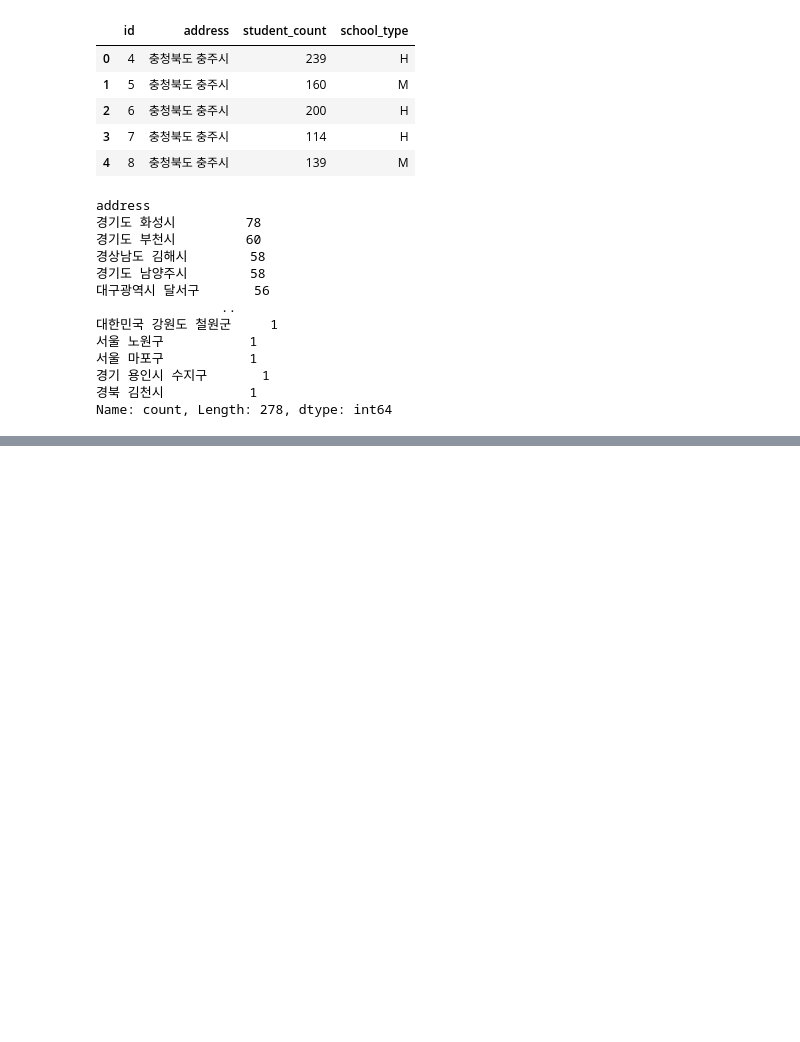
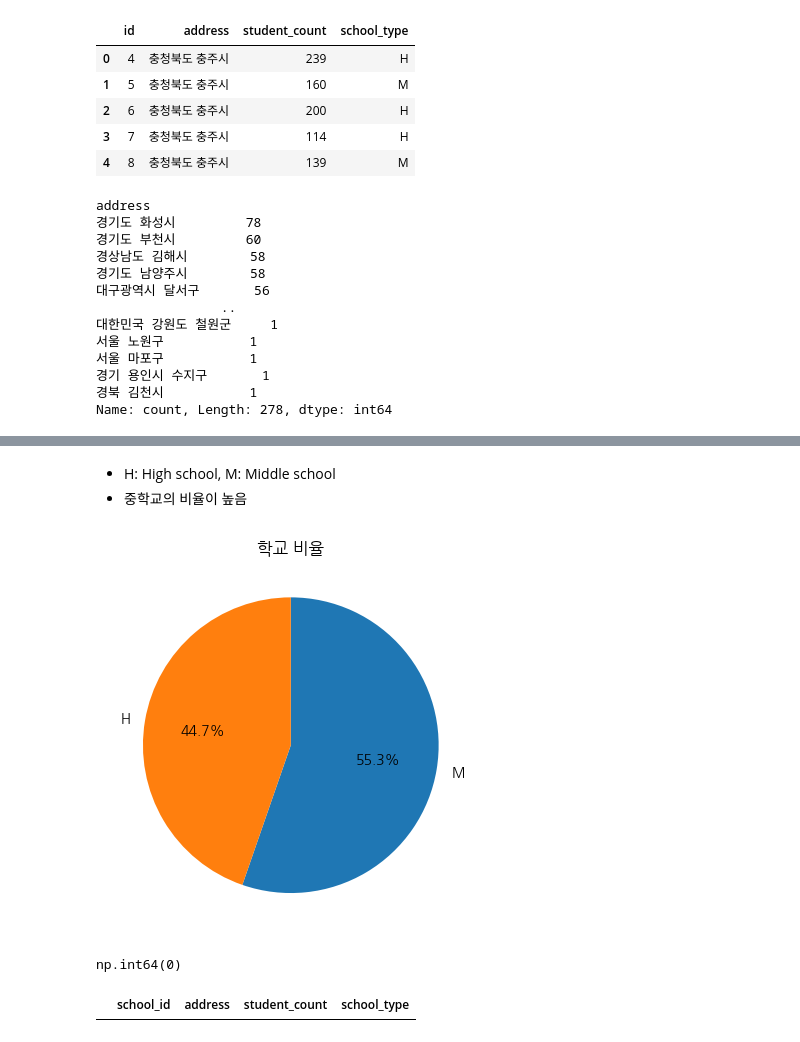
Before and after one commit to EtheriumArchive/Codeit_project, a Jupyter notebook: eda_damyeon_v2.ipynb, the cells around one changed output, grey strips where cells are left out. Drawn from its saved outputs; the diff is of its cells as text; code cells hidden in the pictures; blank space fills up the shorter version.

```diff
--- a/eda_damyeon_v2.ipynb
+++ b/eda_damyeon_v2.ipynb
@@ -1049,0 +1189,26 @@ print(f"{raw_school['address'].unique()}")
+# %% [markdown]
+- H: High school, M: Middle school
+- 중학교의 비율이 높음
+# %%
+school_counts = processed_school['school_type'].value_counts()
+
+plt.figure()
+plt.pie(
+    x=school_counts.values,
+    labels=school_counts.index,
+    autopct='%.1f%%',
+    startangle=90,
+    counterclock=False
+)
+plt.title('학교 비율')
+plt.show()
+# %% [output]
+[figure, added]
+# %%
+processed_school.duplicated().sum()
+# %% [output]
+np.int64(0)
+# %%
+processed_school[processed_school.duplicated(keep=False)]
+# %% [output]
+|  | school_id | address | student_count | school_type |
```
Also changed, not shown: parts of 56 cells of this notebook.
